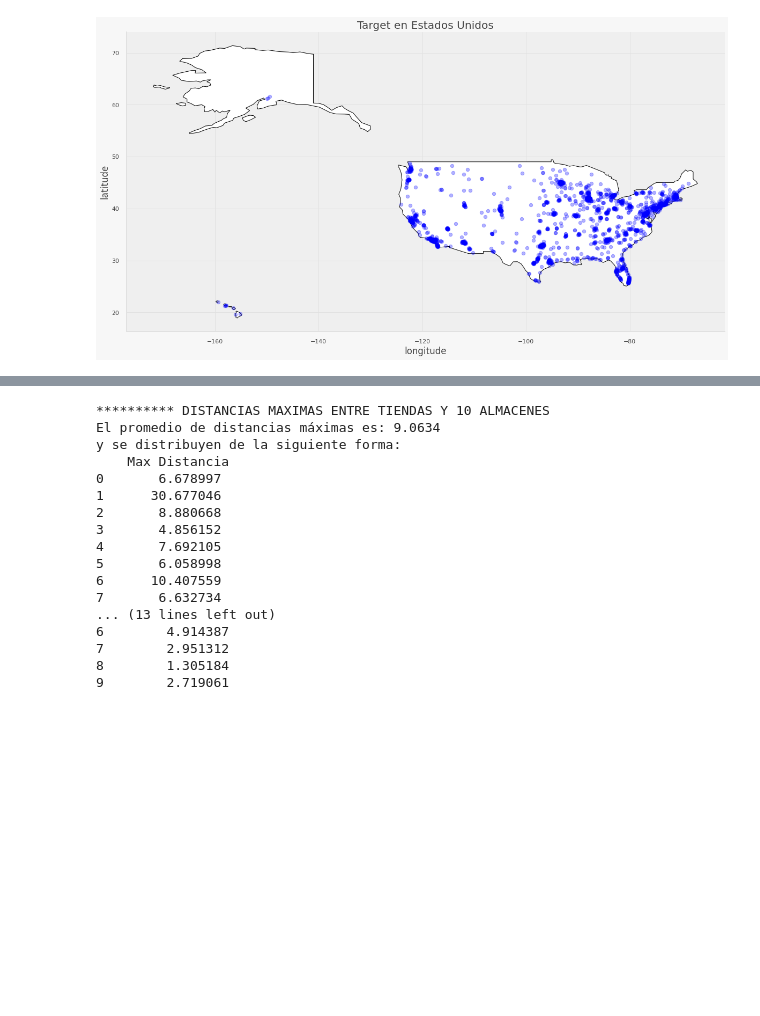
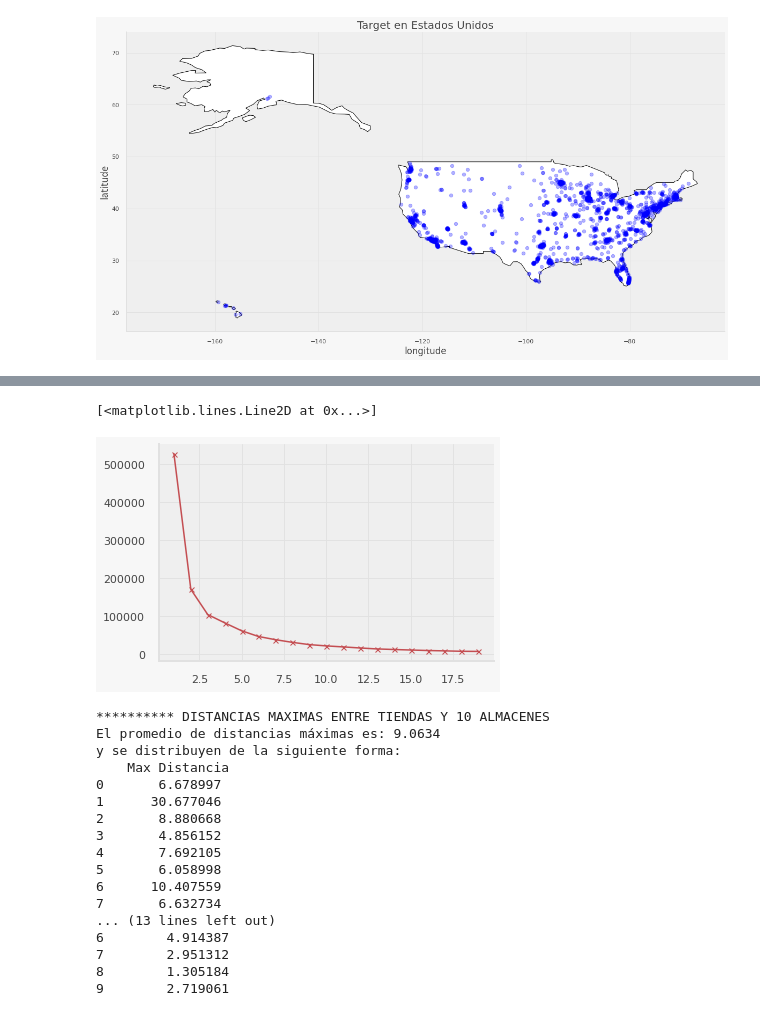
Before and after one commit to PosgradoMNA/actividades-de-aprendizaje-JuanCarlos_GarciaRendonMartinez, a Jupyter notebook: Semana_7_Regresiones_y_K_means__A01793708.ipynb, the cells around one changed output, grey strips where cells are left out. Cells and saved outputs as stored; diff of their text form; code cells hidden in the pictures; blank space fills up the shorter version.

```diff
--- a/Semana_7_Regresiones_y_K_means__A01793708.ipynb
+++ b/Semana_7_Regresiones_y_K_means__A01793708.ipynb
@@ -948,3 +969,17 @@ plt.show()
+# %%
+#Graficamos resultados con varios clusters
+clusters = range(1,20)
+tmp1 = []
+
+for i in clusters:
+  model = KMeans(n_clusters=i, random_state=42).fit(latlong)
+
+  tmp1.append(model.inertia_)
+
+plt.plot(clusters, tmp1, 'rx-', markersize=5)
+# %% [output]
+[<matplotlib.lines.Line2D at 0x...>]
+[figure, added]
 # %%
 #Definimos número de almacenes deseados
 num_almacenes=10
```
Also changed, not shown: parts of 2 cells of this notebook.
